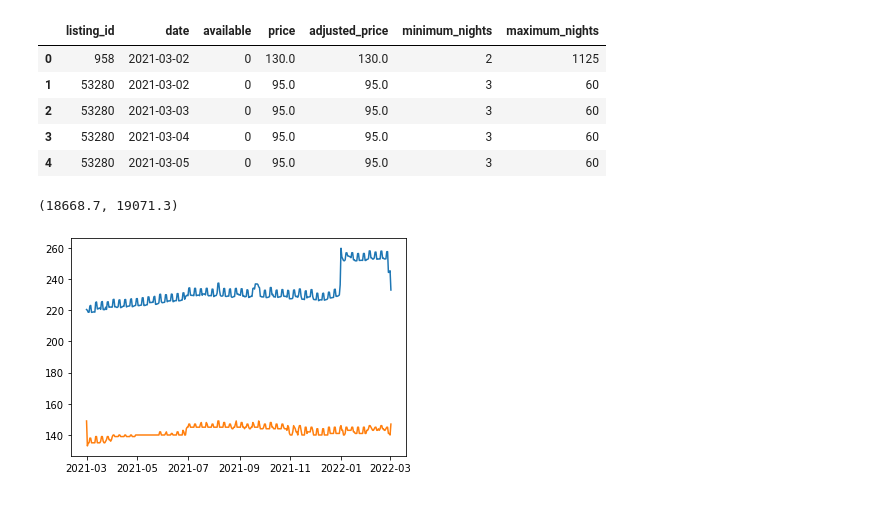
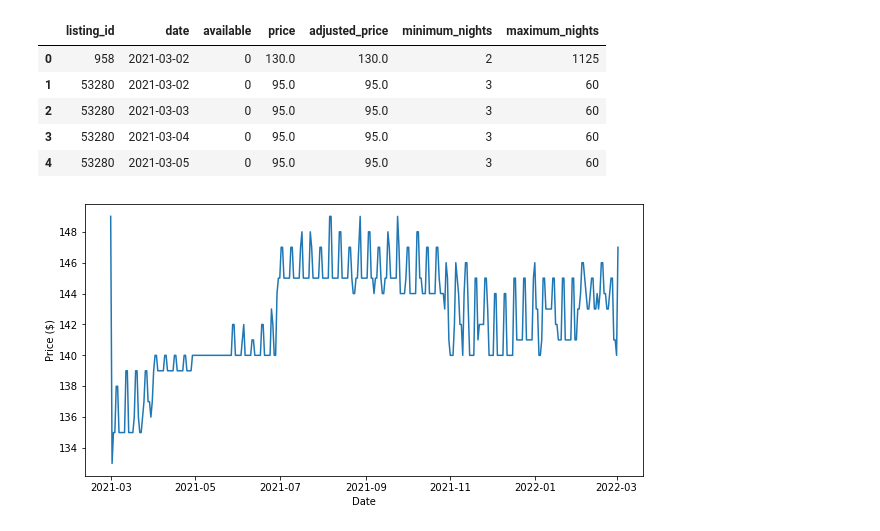
Before and after one commit to yselimd/Airbnb-Price-Prediction, a Jupyter notebook: notebooks/EDA_YavuzDagdas.ipynb, the cells around one changed output. Drawn from its saved outputs; the diff is of its cells as text; code cells hidden in the pictures.

```diff
--- a/notebooks/EDA_YavuzDagdas.ipynb
+++ b/notebooks/EDA_YavuzDagdas.ipynb
@@ -145,7 +146,7 @@ sns.heatmap(listings.corr())
 # %% [markdown]
 * The heatmap reveals that several attributes are highly correlated with each other, i.e. calculated_host_listings_count,total_listings_count. I will need to drop some of these attributes to avoid collinearity.
 # %%
-calendar = pd.read_csv('../data/calendar_clean.csv')
+calendar = pd.read_csv('../data/clean/calendar_clean.csv')
 # %%
 # Changing data type of date column to datetime
 calendar['date'] = pd.to_datetime(calendar['date'])
@@ -166,9 +167,11 @@ df=calendar.groupby('date')[['price']].mean().reset_index()
 # %%
 df2=calendar.groupby('date')[['price']].median().reset_index()
 # %%
-plt.plot(df.date,df.price)
+#plt.plot(df.date,df.price)
+plt.figure(figsize=(10,5))
 plt.plot(df2.date,df2.price)
-plt.xlim()
+plt.xlabel('Date')
+plt.ylabel('Price ($)')
+plt.show()
 # %% [output]
-(18668.7, 19071.3)
-[figure, old version]
+[figure, new version]
```
Also changed, not shown: parts of 10 cells of this notebook, 2 other files.
